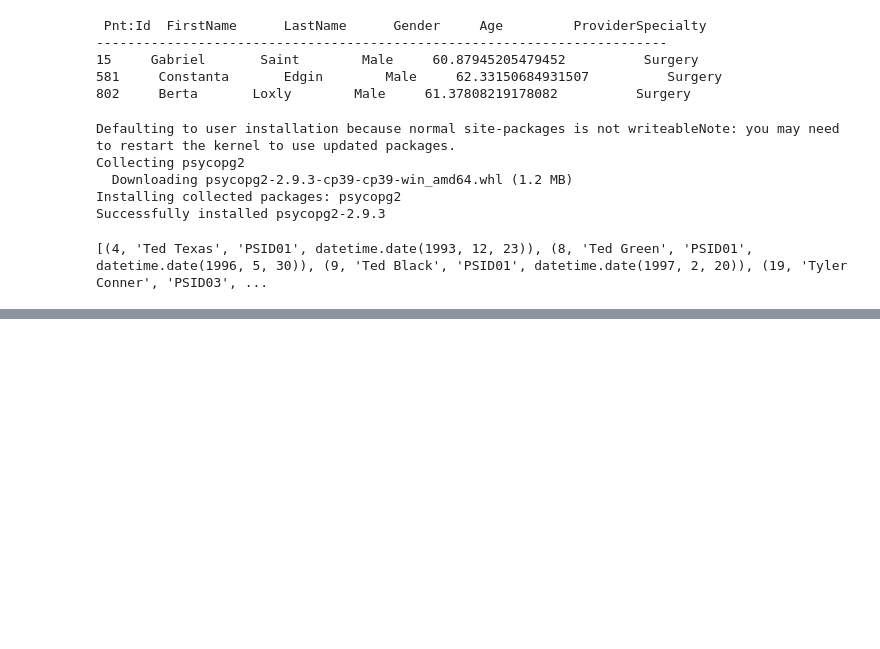
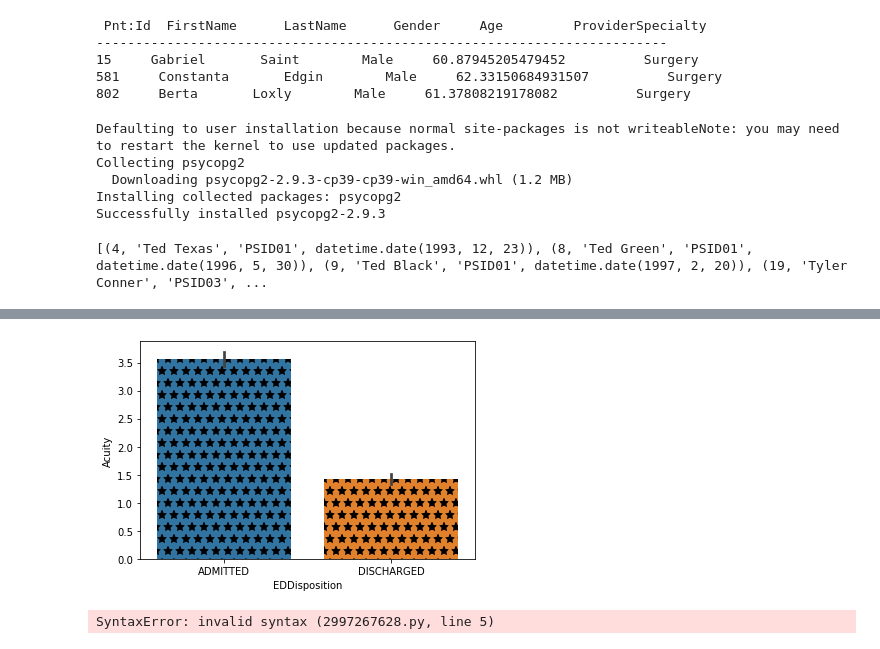
Before and after one commit to Madhusmitagiri/PYTHON_PANDAS, a Jupyter notebook: PYTHON_PANDAS_HACKATHON_SEP2022.ipynb, the cells around one changed output, grey strips where cells are left out. Saved outputs shown, nothing was run; the diff lists cells and outputs as text; code cells hidden in the pictures; blank space fills up the shorter version.

```diff
--- a/PYTHON_PANDAS_HACKATHON_SEP2022.ipynb
+++ b/PYTHON_PANDAS_HACKATHON_SEP2022.ipynb
@@ -1022,0 +1147,30 @@ print(cursor.fetchall())
+# %%
+import pandas as pd
+import seaborn as sns
+import numpy as np
+import matplotlib.pyplot as plt
+df=pd.read_excel("HospitalDatabase.xlsx",sheet_name="EDUnique")
+df['EDDisposition'] = df['EDDisposition'].str.upper()
+bars=sns.barplot(x='EDDisposition', y='Acuity', data=df)
+hatches = ["*", "/", "o", "x"]
+
+for patch in bars.patches:
+   patch.set_hatch(hatches[np.random.randint(10)%len(hatches)])
+plt.show()
+# %% [output]
+[figure, added]
+# %%
+
+
+#Which reason of visit has maximum mortality rate.
+import pandas as pd
+
+df = pd.read_excel("HospitalDatabase.xlsx",sheet_name= "EDVisits",sheet_name= "ReAdmissionRegistry",usecols=['ReasonForVisit','ExpectedMortality']
+df1 = df.groupby(['ReasonForVisit']).agg({'ExpectedMortality':cnt})
+#df1.columns = ['Reasonforvisit', 'MaxOfcountmortality']
+print (df1)
+#import pandas as pd
+#data=pd.read_excel("HospitalDatabase.xlsx",sheet_name="ReAdmissionRegistry", usecols=['PrimaryDiagnosis','ExpectedLOS'])
+#grouped_multiple = data.groupby(['PrimaryDiagnosis']).agg({'ExpectedLOS': [max,min]})
+# %% [output]
+SyntaxError: invalid syntax (2997267628.py, line 5)
```
Also changed, not shown: parts of 10 cells of this notebook.
